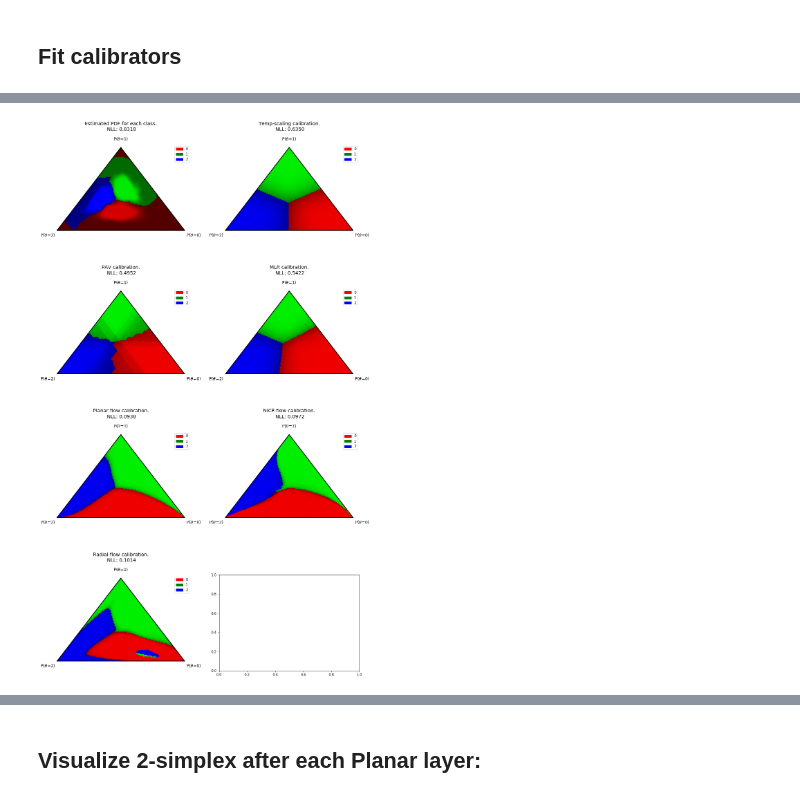
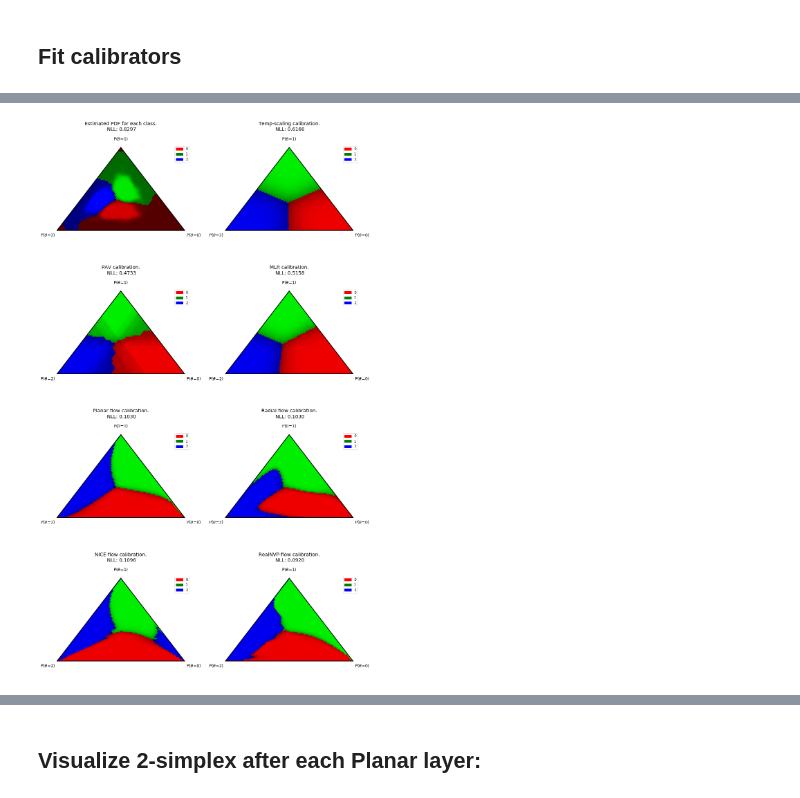
Before and after one commit to SergioAlvarezB/calibration-normalizing-flows, a Jupyter notebook: notebooks/simulated-predictions-flows.ipynb, the cells around one changed output, grey strips where cells are left out. Cells and saved outputs as stored; diff of their text form; code cells hidden in the pictures.

```diff
--- a/notebooks/simulated-predictions-flows.ipynb
+++ b/notebooks/simulated-predictions-flows.ipynb
@@ -162,24 +177,26 @@ Fitted NICE in 66.241s
 # %%
 fig, ax_arr = plt.subplots(4, 2, figsize=(16, 28), gridspec_kw={'hspace': 0.5})
 
-ax_arr[0, 0] = plot_pdf_simplex(snt_probs, target=target, ax=ax_arr[0, 0], scale=100,
+ax_arr[0, 0] = plot_pdf_simplex(snt_probs, target=target, ax=ax_arr[0, 0], scale=70,
                                 title='Estimated PDF for each class.\n NLL: {:.4f}'.format(nll), fontsize=12);
-ax_arr[0, 1] = plot_cal_regions_ternary(temp_cal, ax=ax_arr[0, 1], scale=100,
+ax_arr[0, 1] = plot_cal_regions_ternary(temp_cal, ax=ax_arr[0, 1], scale=70,
                              title='Temp-scaling calibration.\n NLL: {:.4f}'.format(nll_temp), fontsize=12);
-ax_arr[1, 0] = plot_cal_regions_ternary(pav_cal, ax=ax_arr[1, 0], scale=100,
+ax_arr[1, 0] = plot_cal_regions_ternary(pav_cal, ax=ax_arr[1, 0], scale=70,
                              title='PAV calibration.\n NLL: {:.4f}'.format(nll_pav), fontsize=12);
-ax_arr[1, 1] = plot_cal_regions_ternary(mlr_cal, ax=ax_arr[1, 1], scale=100,
+ax_arr[1, 1] = plot_cal_regions_ternary(mlr_cal, ax=ax_arr[1, 1], scale=70,
                              title='MLR calibration.\n NLL: {:.4f}'.format(nll_mlr), fontsize=12);
-ax_arr[2, 0] = plot_cal_regions_ternary(pln_cal, ax=ax_arr[2, 0], scale=100,
+ax_arr[2, 0] = plot_cal_regions_ternary(pln_cal, ax=ax_arr[2, 0], scale=70,
                              title='Planar-flow calibration.\n NLL: {:.4f}'.format(nll_pln), fontsize=12);
-ax_arr[2, 1] = plot_cal_regions_ternary(nice_cal, ax=ax_arr[2, 1], scale=100,
+ax_arr[2, 1] = plot_cal_regions_ternary(rdl_cal, ax=ax_arr[2, 1], scale=70,
+                             title='Radial-flow calibration.\n NLL: {:.4f}'.format(nll_rdl), fontsize=12);
+ax_arr[3, 0] = plot_cal_regions_ternary(nice_cal, ax=ax_arr[3, 0], scale=70,
                              title='NICE-flow calibration.\n NLL: {:.4f}'.format(nll_nice), fontsize=12);
-ax_arr[3, 0] = plot_cal_regions_ternary(rdl_cal, ax=ax_arr[3, 0], scale=100,
-                             title='Radial-flow calibration.\n NLL: {:.4f}'.format(nll_rdl), fontsize=12);
+ax_arr[3, 1] = plot_cal_regions_ternary(nvp_cal, ax=ax_arr[3, 1], scale=70,
+                             title='RealNVP-flow calibration.\n NLL: {:.4f}'.format(nll_nvp), fontsize=12);
 
 plt.show()
 # %% [output]
-[figure, old version]
+[figure, new version]
 # %%
 fig, ax_arr = plt.subplots(4, 2, figsize=(16, 28), gridspec_kw={'hspace': 0.5})
 ax_arr[0, 0] = reliability_diagram(snt_probs, target, ax=ax_arr[0, 0],
```
Also changed, not shown: parts of 7 cells of this notebook, 2 other files.
